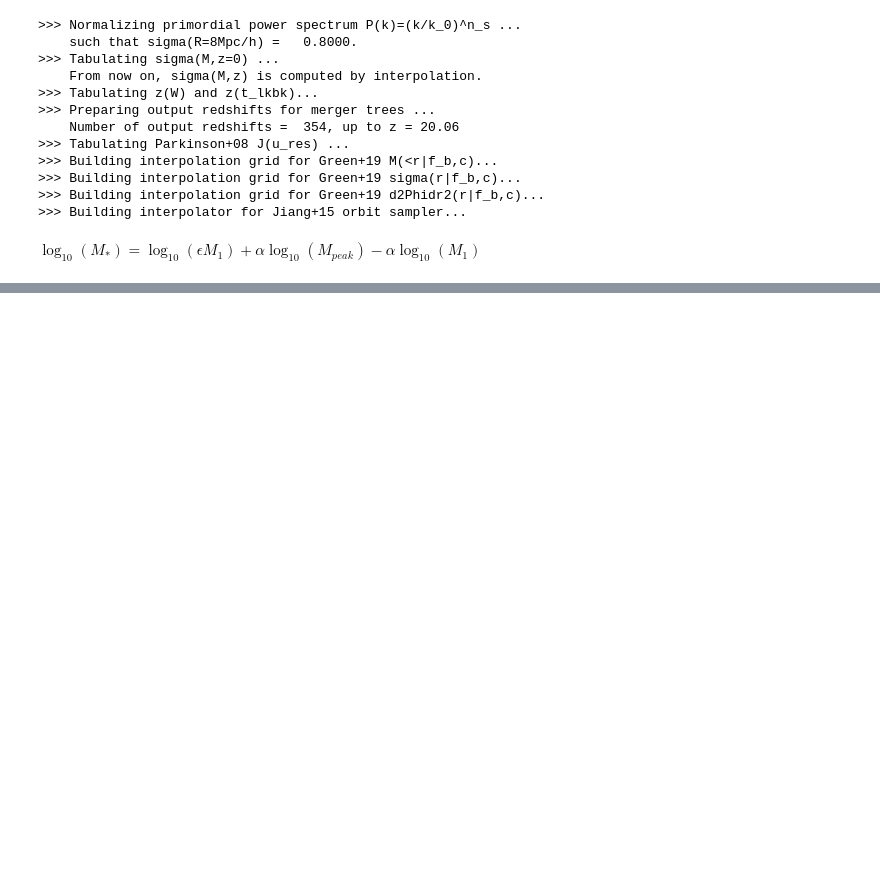
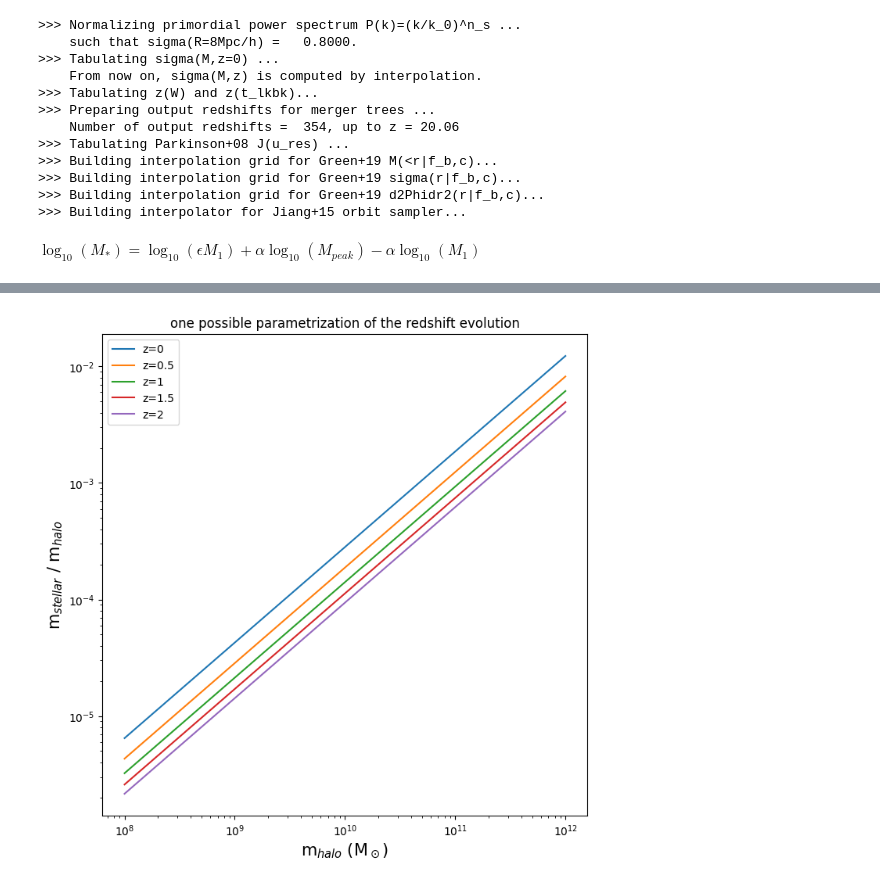
Before and after one commit to jsmonzon/SatGen, a Jupyter notebook: notebooks/SHMR.ipynb, the cells around one changed output, grey strips where cells are left out. Drawn from its saved outputs; the diff is of its cells as text; code cells hidden in the pictures; blank space fills up the shorter version.

Commit message:
updating plots

```diff
--- a/notebooks/SHMR.ipynb
+++ b/notebooks/SHMR.ipynb
@@ -64,0 +65,28 @@ plt.show()
+# %%
+sci_stellar = 10**stellar_masses
+
+SHMR_test = sci_stellar/halo_masses
+
+def a(z):
+    return 1./(1.+z)
+# %%
+plt.figure(figsize=(8, 8))
+
+plt.title("one possible parametrization of the redshift evolution")
+#plt.plot(halo_masses, SHMR_test, ls=":", label="deterministic")
+plt.plot(halo_masses, SHMR_test*a(0), label="z=0")
+plt.plot(halo_masses, SHMR_test*a(0.5), label="z=0.5")
+plt.plot(halo_masses, SHMR_test*a(1), label="z=1")
+plt.plot(halo_masses, SHMR_test*a(1.5), label="z=1.5")
+plt.plot(halo_masses, SHMR_test*a(2),  label="z=2")
+
+
+plt.xscale("log")
+plt.yscale("log")
+plt.ylabel("m$_{stellar}$ / m$_{halo}$", fontsize=15)
+plt.xlabel("m$_{halo}$ (M$_\odot$)", fontsize=15)
+plt.legend()
+plt.savefig("../figures/SHMR_scatter.png")
+plt.show()
+# %% [output]
+[figure, added]
```
Also changed, not shown: parts of 7 cells of this notebook, 3 other files.
